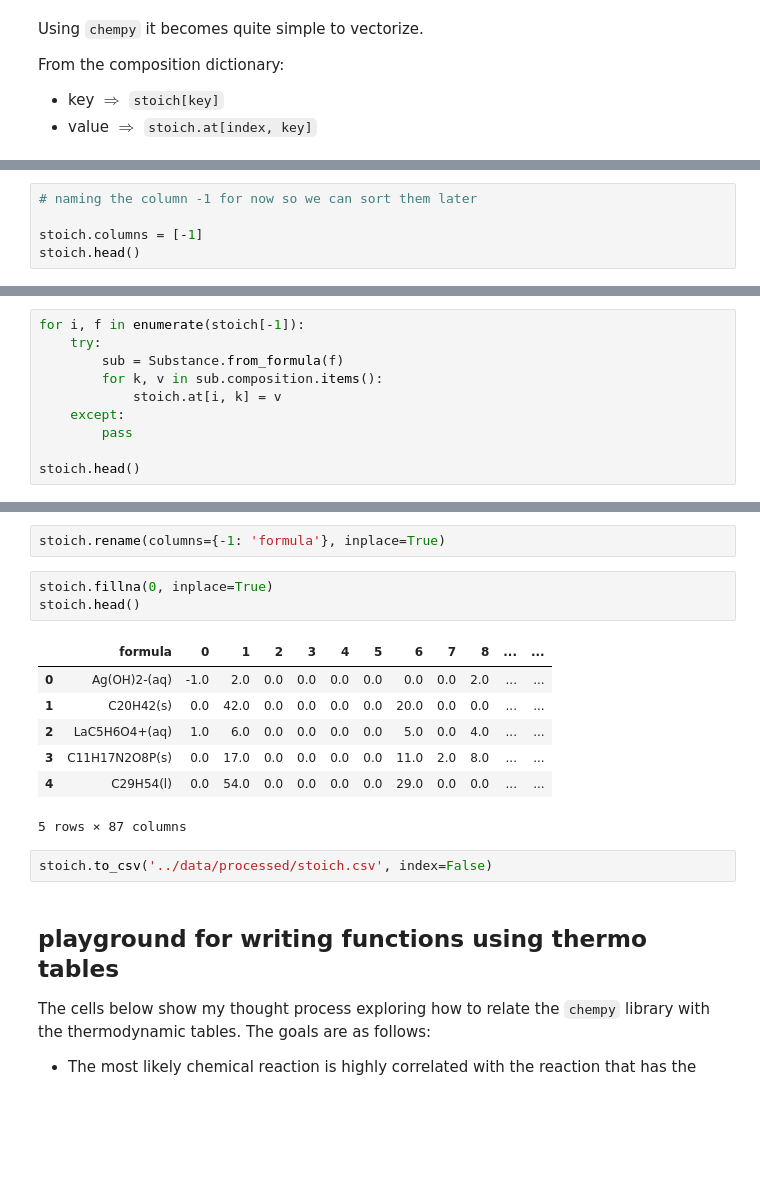
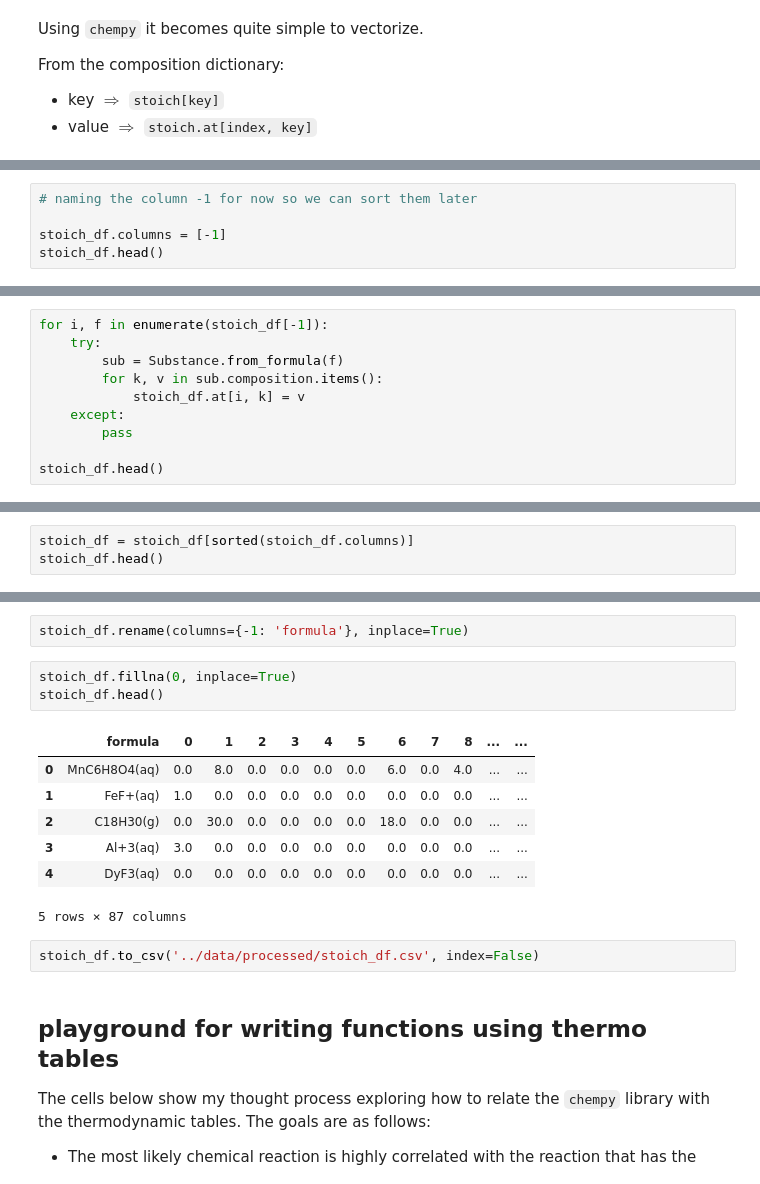
Before and after one commit to jydiw/alchemist, a Jupyter notebook: notebooks/A2_standard-thermodynamic-quantities_textbook-extraction.ipynb, the cells around one changed output, grey strips where cells are left out. Cells and saved outputs as stored; diff of their text form; blank space fills up the shorter version.

```diff
--- a/notebooks/A2_standard-thermodynamic-quantities_textbook-extraction.ipynb
+++ b/notebooks/A2_standard-thermodynamic-quantities_textbook-extraction.ipynb
@@ -548,7 +513,7 @@ stoich.head()
 # %%
 # naming the column -1 for now so we can sort them later
 
-stoich.columns = [-1]
-stoich.head()
+stoich_df.columns = [-1]
+stoich_df.head()
 # %% [output]
 |  | -1 |
@@ -560,11 +525,11 @@ stoich.head()
 # %%
-for i, f in enumerate(stoich[-1]):
+for i, f in enumerate(stoich_df[-1]):
     try:
         sub = Substance.from_formula(f)
         for k, v in sub.composition.items():
-            stoich.at[i, k] = v
+            stoich_df.at[i, k] = v
     except:
         pass
 
-stoich.head()
+stoich_df.head()
 # %% [output]
@@ -588,0 +543,3 @@ stoich.head()
+# %%
+stoich_df = stoich_df[sorted(stoich_df.columns)]
+stoich_df.head()
@@ -589,18 +554,18 @@ stoich.head()
 # %%
-stoich.rename(columns={-1: 'formula'}, inplace=True)
+stoich_df.rename(columns={-1: 'formula'}, inplace=True)
 # %%
-stoich.fillna(0, inplace=True)
-stoich.head()
+stoich_df.fillna(0, inplace=True)
+stoich_df.head()
 # %% [output]
 |  | formula | 0 | 1 | 2 | 3 | 4 | 5 | 6 | 7 | 8 | ... | ... |
-| 0 | Ag(OH)2-(aq) | -1.0 | 2.0 | 0.0 | 0.0 | 0.0 | 0.0 | 0.0 | 0.0 | 2.0 | ... | ... |
-| 1 | C20H42(s) | 0.0 | 42.0 | 0.0 | 0.0 | 0.0 | 0.0 | 20.0 | 0.0 | 0.0 | ... | ... |
-| 2 | LaC5H6O4+(aq) | 1.0 | 6.0 | 0.0 | 0.0 | 0.0 | 0.0 | 5.0 | 0.0 | 4.0 | ... | ... |
-| 3 | C11H17N2O8P(s) | 0.0 | 17.0 | 0.0 | 0.0 | 0.0 | 0.0 | 11.0 | 2.0 | 8.0 | ... | ... |
-| 4 | C29H54(l) | 0.0 | 54.0 | 0.0 | 0.0 | 0.0 | 0.0 | 29.0 | 0.0 | 0.0 | ... | ... |
+| 0 | MnC6H8O4(aq) | 0.0 | 8.0 | 0.0 | 0.0 | 0.0 | 0.0 | 6.0 | 0.0 | 4.0 | ... | ... |
+| 1 | FeF+(aq) | 1.0 | 0.0 | 0.0 | 0.0 | 0.0 | 0.0 | 0.0 | 0.0 | 0.0 | ... | ... |
+| 2 | C18H30(g) | 0.0 | 30.0 | 0.0 | 0.0 | 0.0 | 0.0 | 18.0 | 0.0 | 0.0 | ... | ... |
+| 3 | Al+3(aq) | 3.0 | 0.0 | 0.0 | 0.0 | 0.0 | 0.0 | 0.0 | 0.0 | 0.0 | ... | ... |
+| 4 | DyF3(aq) | 0.0 | 0.0 | 0.0 | 0.0 | 0.0 | 0.0 | 0.0 | 0.0 | 0.0 | ... | ... |
 5 rows × 87 columns
 # %%
-stoich.to_csv('../data/processed/stoich.csv', index=False)
+stoich_df.to_csv('../data/processed/stoich_df.csv', index=False)
 # %% [markdown]
 ## playground for writing functions using thermo tables
 
```
Also changed, not shown: parts of 74 cells of this notebook, 1 other file.
